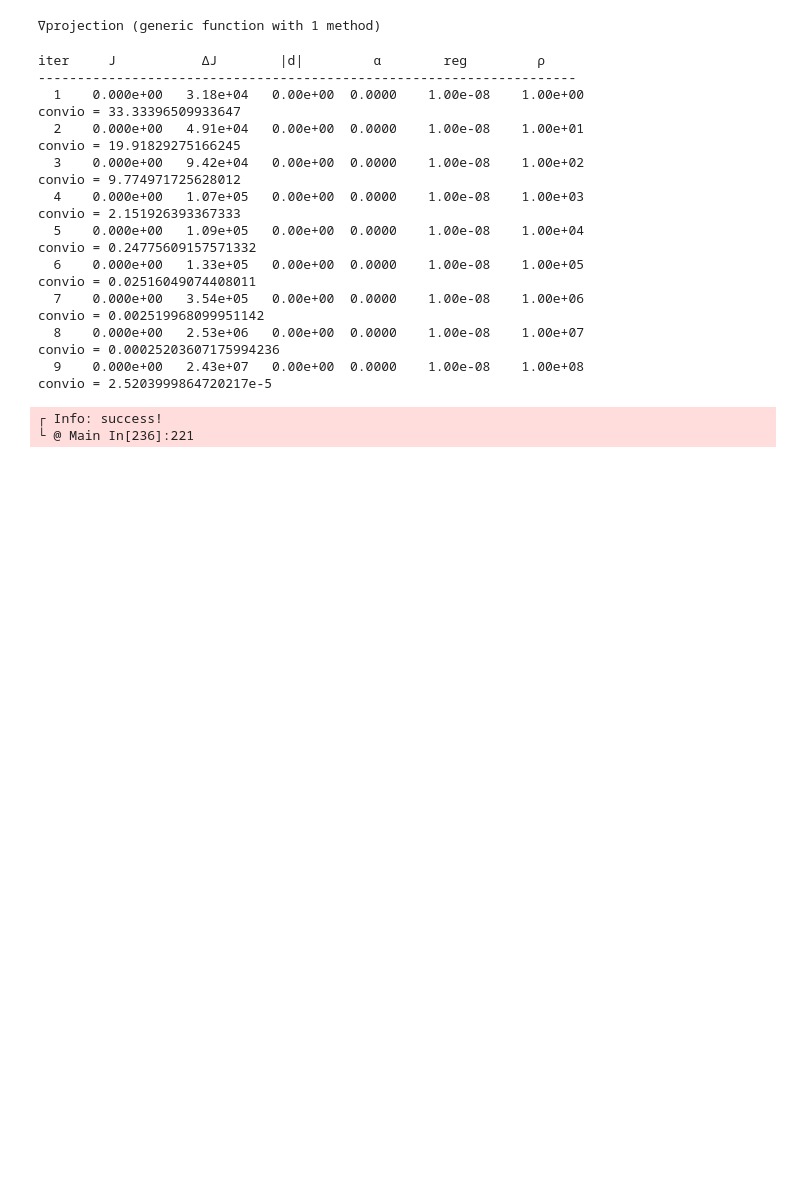
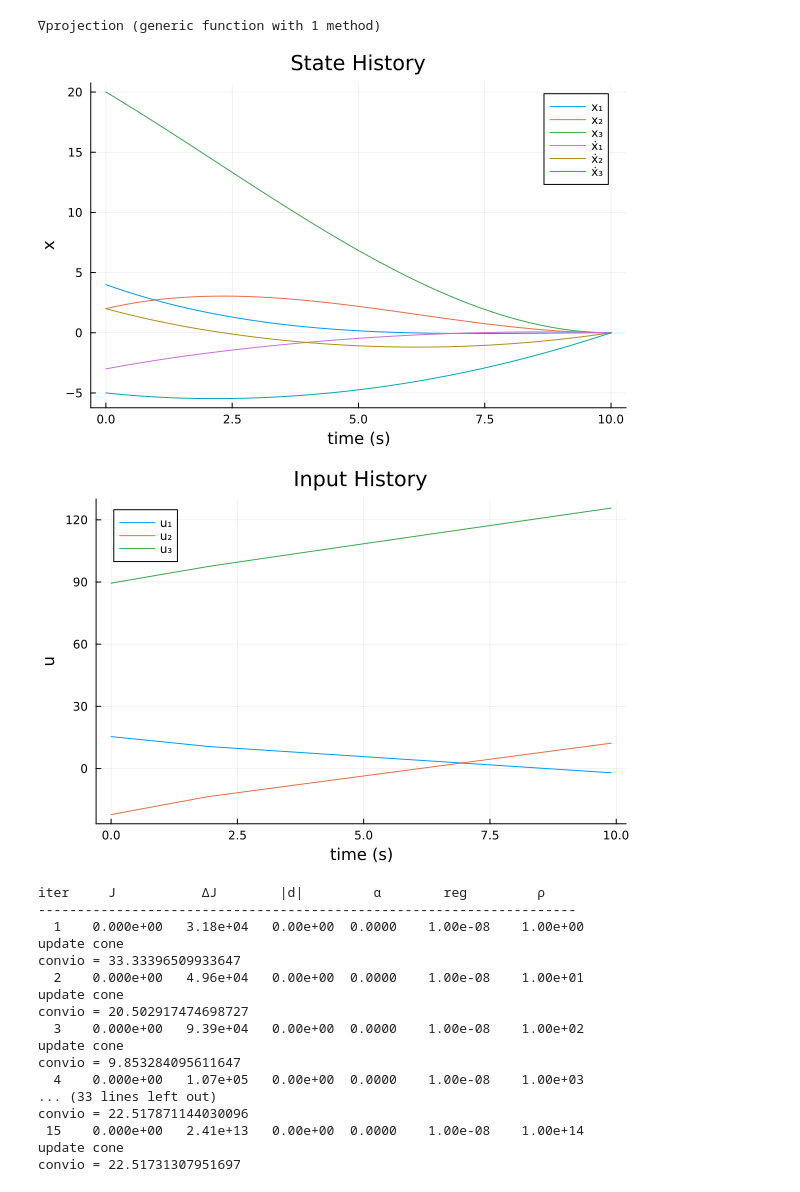
Before and after one commit to RoboticExplorationLab/TinyMPC-AL, a Jupyter notebook: julia/cone_simple/rocket_landing.ipynb, the cells around one changed output. Saved outputs shown, nothing was run; the diff lists cells and outputs as text; code cells hidden in the pictures; blank space fills up the shorter version.

```diff
--- a/julia/cone_simple/rocket_landing.ipynb
+++ b/julia/cone_simple/rocket_landing.ipynb
@@ -394,7 +452,7 @@ x_max = [6,8,3,2]
 ncx = 2*nx*0
 ncu = 2*nu
 ncg = 1
-ncu_cone = nu*0;
+ncu_cone = nu;
 
 params = (
     nx = nx,
@@ -423,55 +481,52 @@ params = (
 );
 
 # previous iterate
 X = [deepcopy(x0) for i = 1:N]
 U = [mass * gravity for k = 1:N-1]
 
 # new iterate
 Xn = deepcopy(X)
 Un = deepcopy(U)
 
 P = [zeros(nx,nx) for i = 1:N]   # cost to go quadratic term
 p = [zeros(nx) for i = 1:N]      # cost to go linear term
 d = [zeros(nu) for i = 1:N-1]    # feedforward control
 K = [zeros(nu,nx) for i = 1:N-1] # feedback gain
 Xhist = mpc(params,X,U,P,p,K,d,Xn,Un;atol=1e-1,max_iters = 15,verbose = true,ρ = 1e0, ϕ = 10.0);
 function mat_from_vec(X::Vector{Vector{Float64}})::Matrix
     # convert a vector of vectors to a matrix
     Xm = hcat(X...)
     return Xm
 end
 Xsim_m = mat_from_vec(Xn)
 Usim_m = mat_from_vec(Un)
 using Plots
 display(plot(t_vec,Xsim_m',label = ["x₁" "x₂" "x₃" "ẋ₁" "ẋ₂" "ẋ₃"],
              title = "State History",
              xlabel = "time (s)", ylabel = "x"))
 display(plot(t_vec[1:end-1],Usim_m',label = ["u₁" "u₂" "u₃"],
              title = "Input History",
              xlabel = "time (s)", ylabel = "u"))
 # %% [output]
+[figure, added]
+[figure, added]
 iter     J           ΔJ        |d|         α        reg         ρ
 ---------------------------------------------------------------------
   1    0.000e+00   3.18e+04   0.00e+00  0.0000    1.00e-08    1.00e+00
+update cone
 convio = 33.33396509933647
-  2    0.000e+00   4.91e+04   0.00e+00  0.0000    1.00e-08    1.00e+01
-convio = 19.91829275166245
-  3    0.000e+00   9.42e+04   0.00e+00  0.0000    1.00e-08    1.00e+02
-convio = 9.774971725628012
+  2    0.000e+00   4.96e+04   0.00e+00  0.0000    1.00e-08    1.00e+01
+update cone
+convio = 20.502917474698727
+  3    0.000e+00   9.39e+04   0.00e+00  0.0000    1.00e-08    1.00e+02
+update cone
+convio = 9.853284095611647
   4    0.000e+00   1.07e+05   0.00e+00  0.0000    1.00e-08    1.00e+03
-convio = 2.151926393367333
-  5    0.000e+00   1.09e+05   0.00e+00  0.0000    1.00e-08    1.00e+04
-convio = 0.24775609157571332
-  6    0.000e+00   1.33e+05   0.00e+00  0.0000    1.00e-08    1.00e+05
-convio = 0.02516049074408011
-  7    0.000e+00   3.54e+05   0.00e+00  0.0000    1.00e-08    1.00e+06
-convio = 0.002519968099951142
-  8    0.000e+00   2.53e+06   0.00e+00  0.0000    1.00e-08    1.00e+07
-convio = 0.00025203607175994236
-  9    0.000e+00   2.43e+07   0.00e+00  0.0000    1.00e-08    1.00e+08
-convio = 2.5203999864720217e-5
+... (33 lines left out)
+convio = 22.517871144030096
+ 15    0.000e+00   2.41e+13   0.00e+00  0.0000    1.00e-08    1.00e+14
+update cone
+convio = 22.51731307951697
-┌ Info: success!
-└ @ Main In[236]:221
 # %%
 convio = 0.0
 for k = 1:N-1
```
Also changed, not shown: parts of 4 cells of this notebook.
